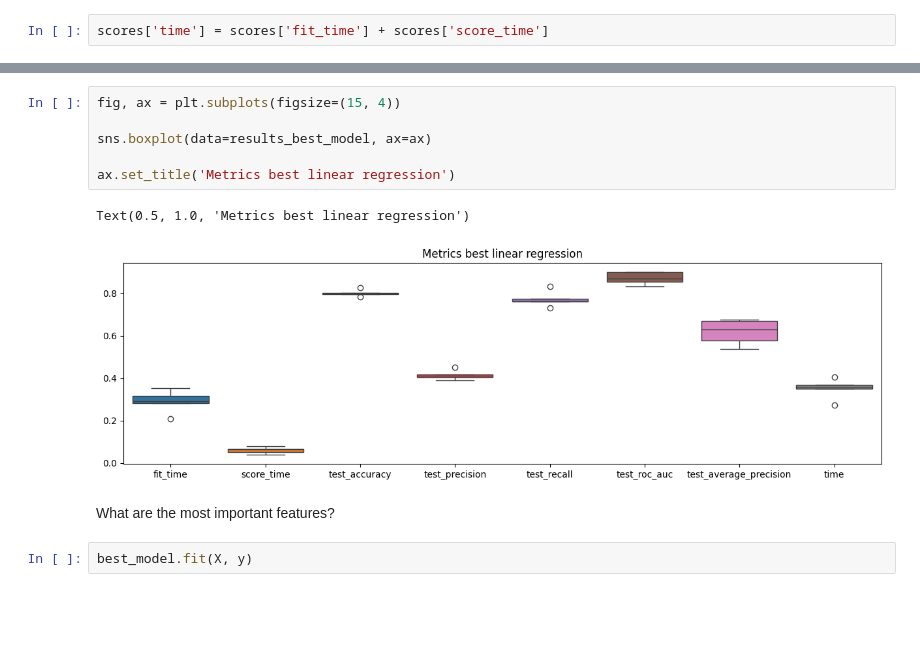
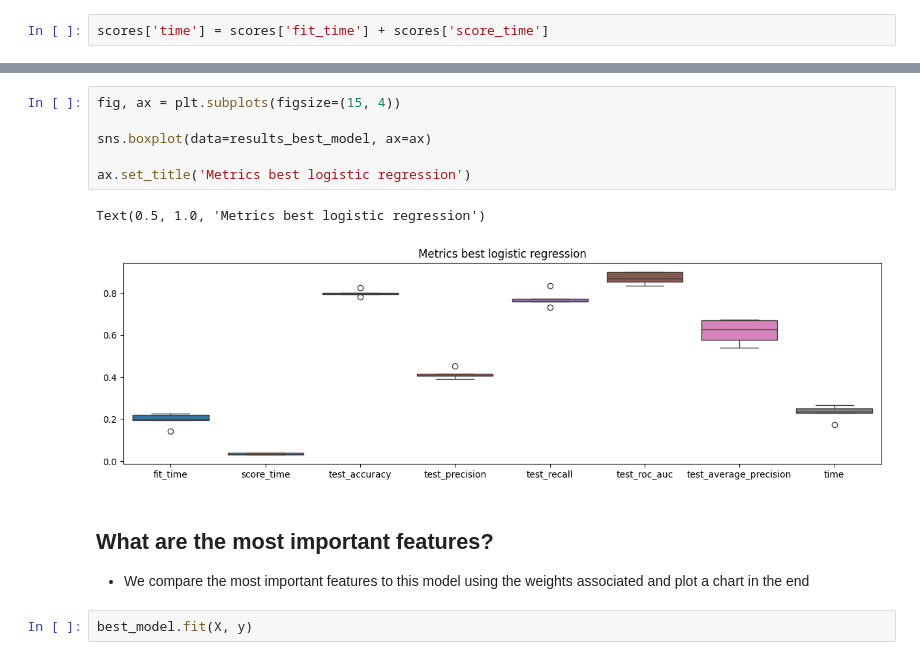
Before and after one commit to igornunespatricio/Clustering-Data-Analyst-iFood, a Jupyter notebook: notebooks/classification-lg-hyperparam-tuning.ipynb, the cells around one changed output, grey strips where cells are left out. Cells and saved outputs as stored; diff of their text form; blank space fills up the shorter version.

```diff
--- a/notebooks/classification-lg-hyperparam-tuning.ipynb
+++ b/notebooks/classification-lg-hyperparam-tuning.ipynb
@@ -348,14 +365,16 @@ results_best_model
 # %%
 fig, ax = plt.subplots(figsize=(15, 4))
 
 sns.boxplot(data=results_best_model, ax=ax)
 
-ax.set_title('Metrics best linear regression')
+ax.set_title('Metrics best logistic regression')
 # %% [output]
-Text(0.5, 1.0, 'Metrics best linear regression')
+Text(0.5, 1.0, 'Metrics best logistic regression')
-[figure, old version]
+[figure, new version]
-# %% [markdown]
-What are the most important features?
+# %% [markdown]
+## What are the most important features?
+
+- We compare the most important features to this model using the weights associated and plot a chart in the end
 # %%
 best_model.fit(X, y)
 # %% [output]
```
Also changed, not shown: parts of 10 cells of this notebook, 3 other files.
